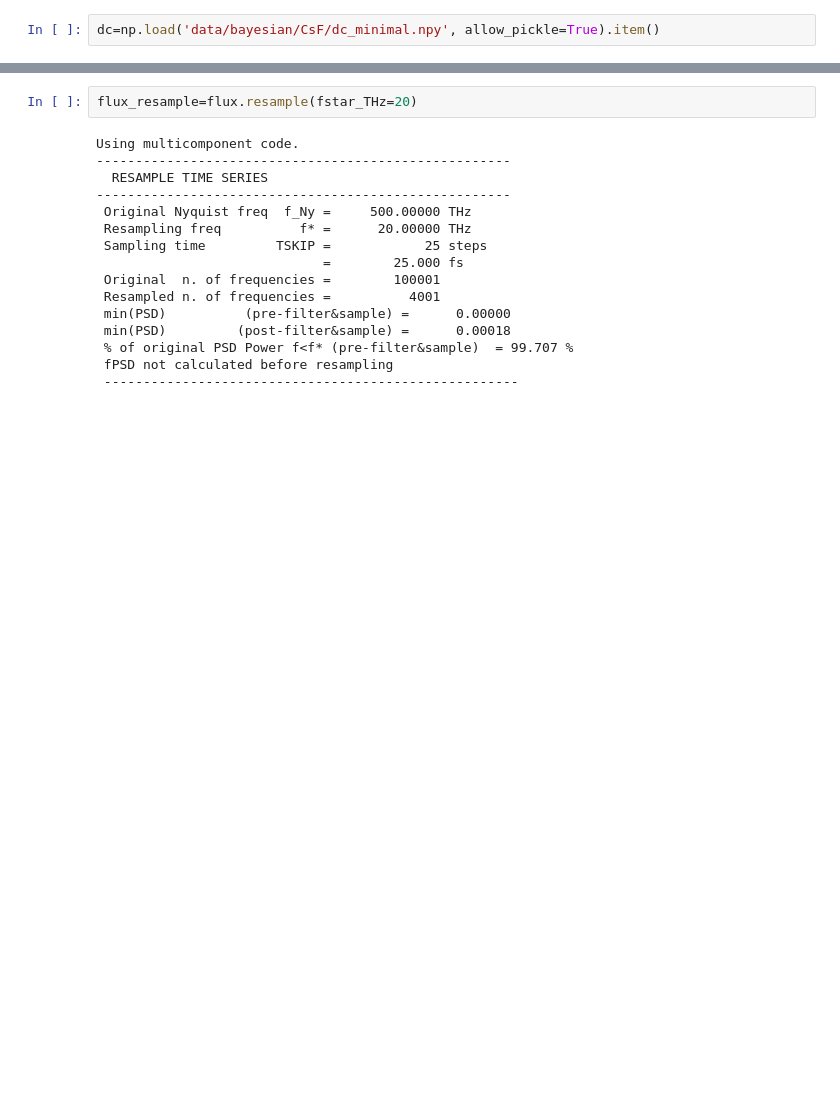
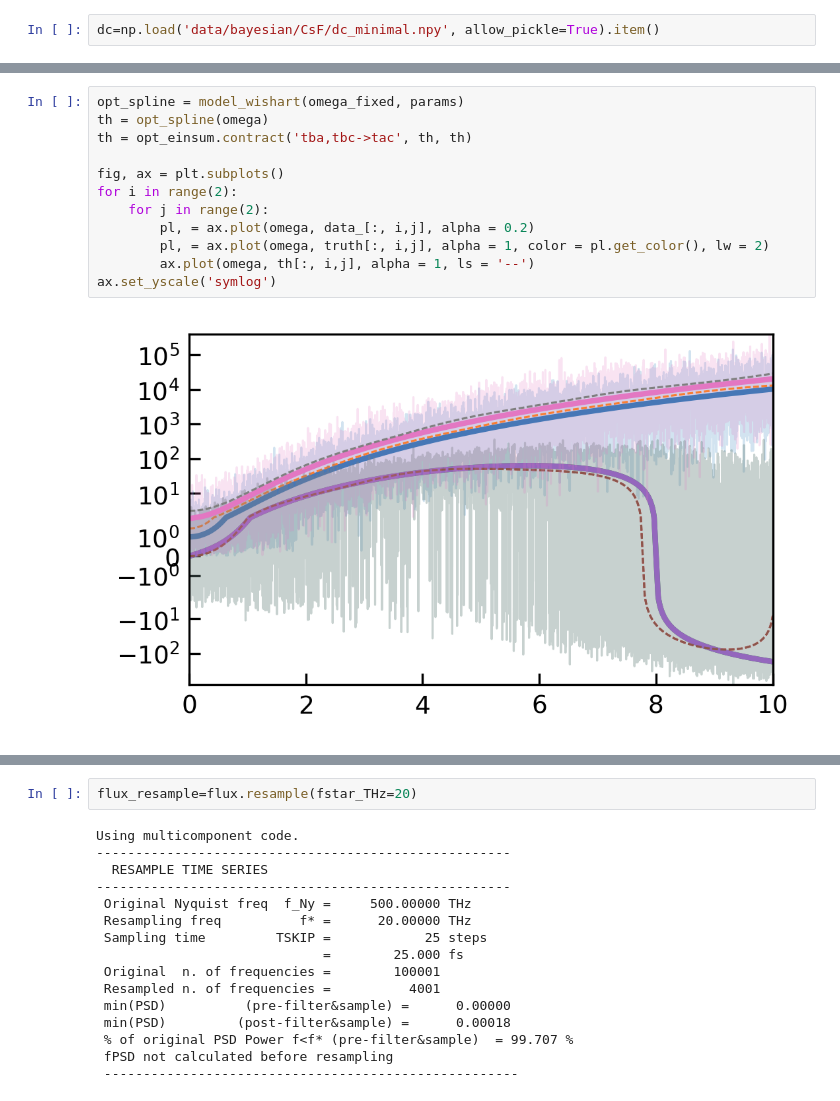
Before and after one commit to ppegolo/sportran, a Jupyter notebook: examples/06_example_bayesian_regression.ipynb, the cells around one changed output, grey strips where cells are left out. Drawn from its saved outputs; the diff is of its cells as text; blank space fills up the shorter version.

```diff
--- a/examples/06_example_bayesian_regression.ipynb
+++ b/examples/06_example_bayesian_regression.ipynb
@@ -68,0 +229,14 @@ dc=np.load('data/bayesian/CsF/dc_minimal.npy', allow_pickle=True).item()
+# %%
+opt_spline = model_wishart(omega_fixed, params)
+th = opt_spline(omega)
+th = opt_einsum.contract('tba,tbc->tac', th, th)
+
+fig, ax = plt.subplots()
+for i in range(2):
+    for j in range(2):
+        pl, = ax.plot(omega, data_[:, i,j], alpha = 0.2)
+        pl, = ax.plot(omega, truth[:, i,j], alpha = 1, color = pl.get_color(), lw = 2)
+        ax.plot(omega, th[:, i,j], alpha = 1, ls = '--')
+ax.set_yscale('symlog')
+# %% [output]
+[figure, added]
```
Also changed, not shown: parts of 29 cells of this notebook, 4 other files.
